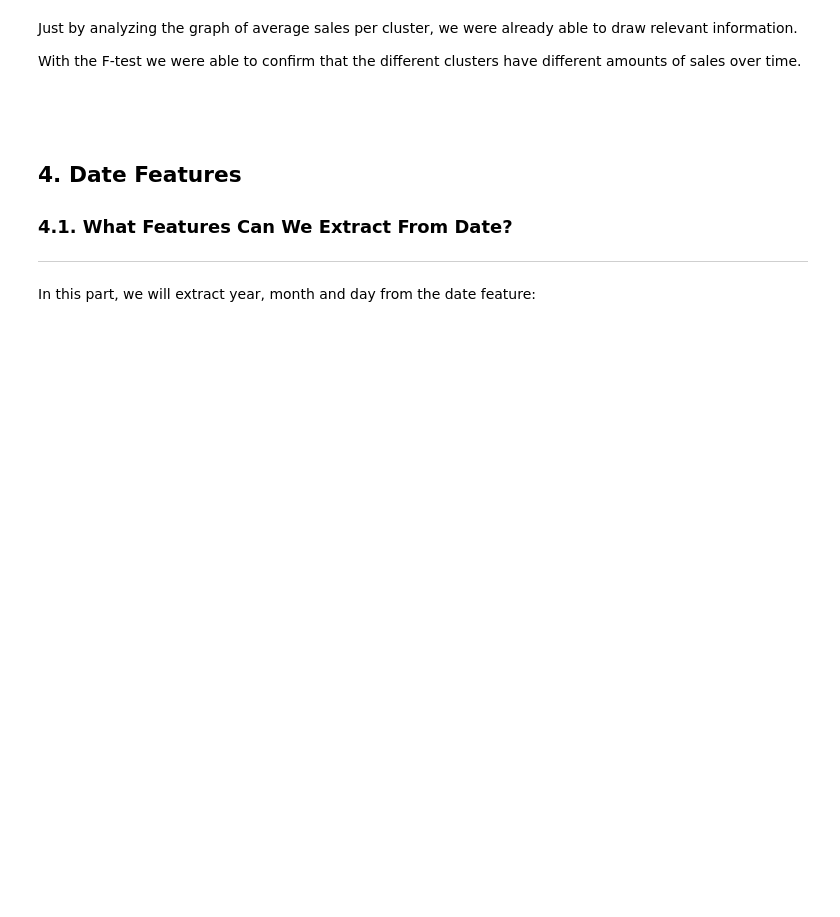
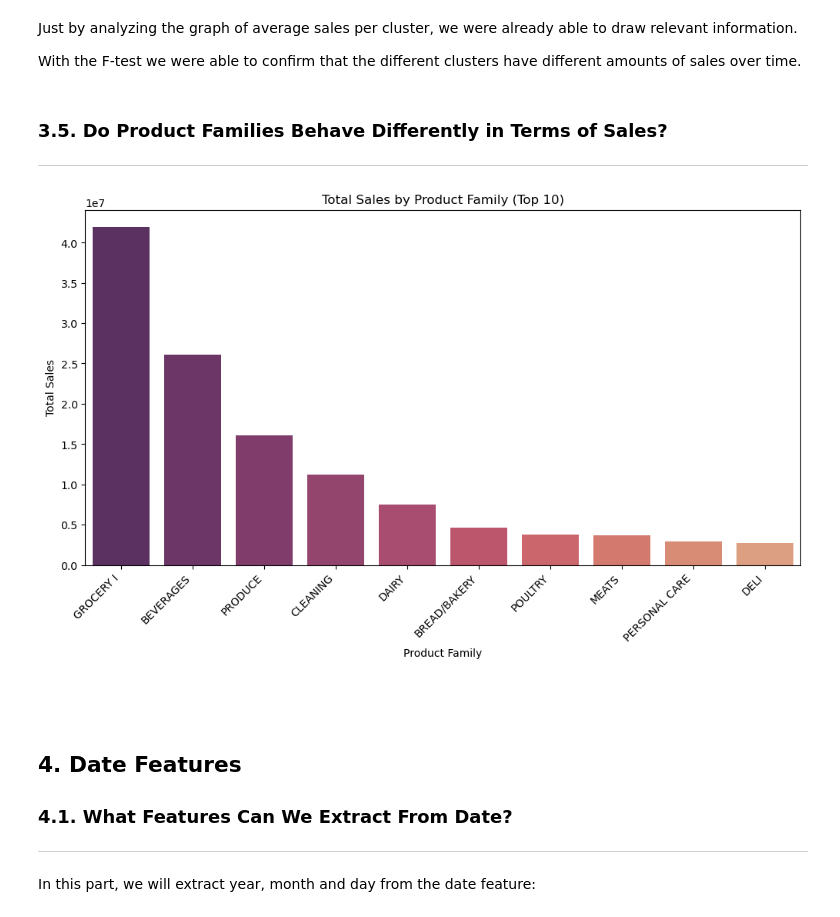
Before and after one commit to edmar-bevilaqua/store-sales-tsf-kaggle-competition, a Jupyter notebook: store-sales-tsf.ipynb, the cells around one changed output. Drawn from its saved outputs; the diff is of its cells as text; code cells hidden in the pictures; blank space fills up the shorter version.

Commit message:
Update store-sales-tsf.ipynb
Total sales by product family.

```diff
--- a/store-sales-tsf.ipynb
+++ b/store-sales-tsf.ipynb
@@ -1122,6 +1122,26 @@ Reject the null hypothesis. Cluster have a significant impact on store sales.
 Just by analyzing the graph of average sales per cluster, we were already able to draw relevant information.
 
 With the F-test we were able to confirm that the different clusters have different amounts of sales over time.
+# %% [markdown]
+### 3.5. Do Product Families Behave Differently in Terms of Sales?
+---
+# %%
+# Group the data by product family and calculate the total sales
+family_sales = merged.groupby('family')['sales'].sum().sort_values(ascending=False)
+
+# Select the top 10 product families
+top_10_families = family_sales.head(10)
+
+# Plot product family x sales for the top 10 families
+plt.figure(figsize=(12, 6))
+sns.barplot(x=top_10_families.index, y=top_10_families.values, palette='flare_r')
+plt.xlabel('Product Family')
+plt.ylabel('Total Sales')
+plt.title('Total Sales by Product Family (Top 10)')
+plt.xticks(rotation=45, ha='right')
+plt.show()
+# %% [output]
+[figure, added]
 # %% [markdown]
 <br><br>
 
```
